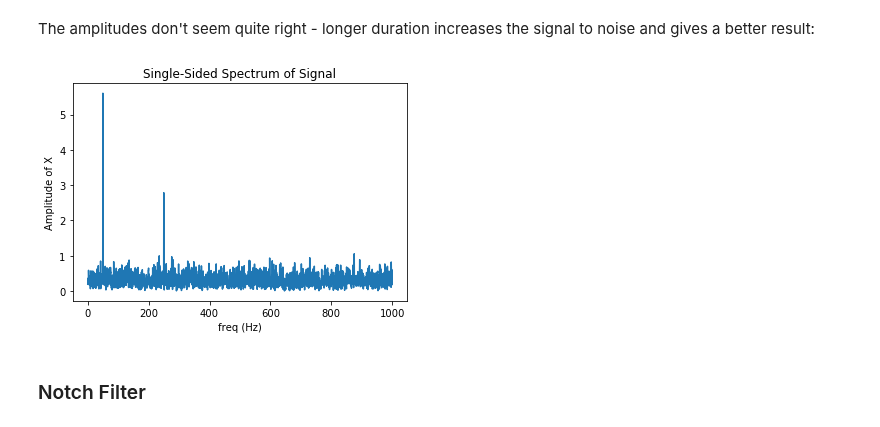
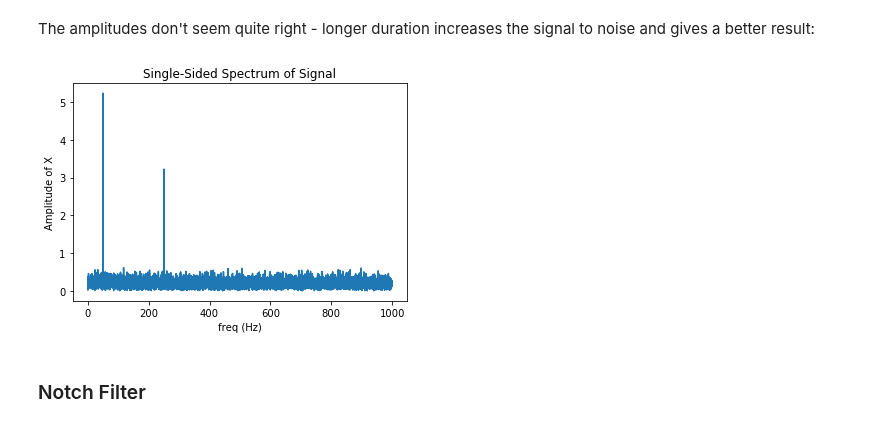
Before and after one commit to blakeflei/IntroScientificPythonWithJupyter, a Jupyter notebook: 08 - Signal Processing - Scipy.ipynb, the cells around one changed output. Cells and saved outputs as stored; diff of their text form; code cells hidden in the pictures.

```diff
--- a/08 - Signal Processing - Scipy.ipynb
+++ b/08 - Signal Processing - Scipy.ipynb
@@ -86,26 +86,26 @@ The amplitudes don't seem quite right - longer duration increases the signal to
 # %%
 # Create signal
 sr = 2000                      # Sample rate
-dur = 2  # Increased duration (s) (increasing/decreasing this changes S/N)
+dur = 5  # Increased duration (s) (increasing/decreasing this changes S/N)
 X = np.linspace(0, dur-1/sr, int(dur*sr))  # Time
 Y = amp1*np.sin(X*2*np.pi*frq1)+amp2*np.sin(X*2*np.pi*frq2)
 Y_noise = Y + 40*np.random.rand(len(X))
 
 # Determine Single Sided FT Spectrum
 Yfft = np.fft.fft(Y_noise)
 SSFT = Yfft[:int(len(Yfft)/2)] # Index the first half
 SSFT = np.abs(SSFT)             # Use the absolute Value
 SSFT = SSFT/len(X) * 2          # Normalize and double the values (FFT is wrapped)
 freqs = sr*np.arange(0,len(SSFT))/len(Y)
 
 # Plot
 plt.plot(freqs[1:], SSFT[1:])
 plt.title('Single-Sided Spectrum of Signal')
 plt.xlabel('freq (Hz)')
 plt.ylabel('Amplitude of X')
 plt.show()
 # %% [output]
-[figure, old version]
+[figure, new version]
 # %% [markdown]
 ### Notch Filter
 # %% [markdown]
```
Also changed, not shown: parts of 15 cells of this notebook.
